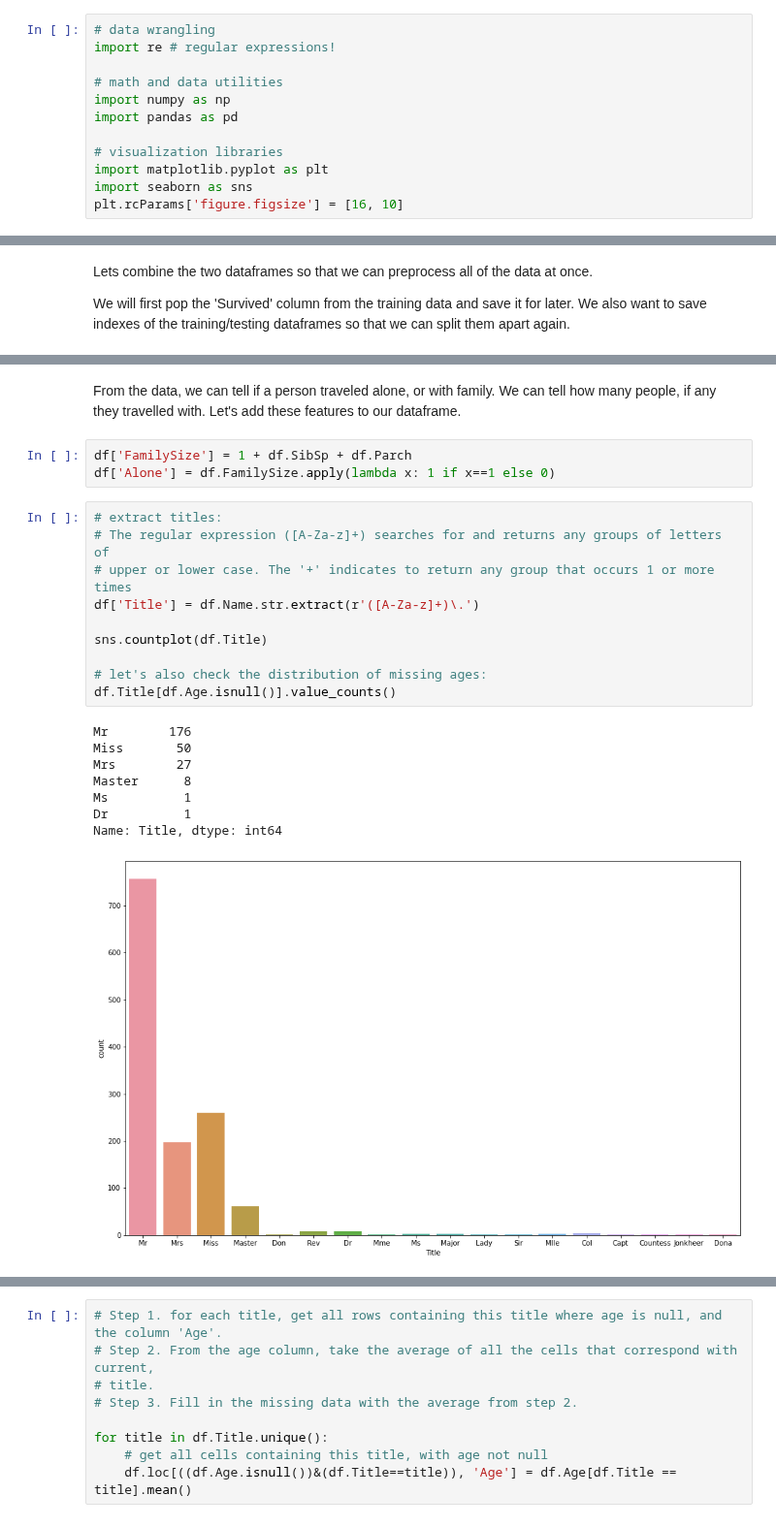
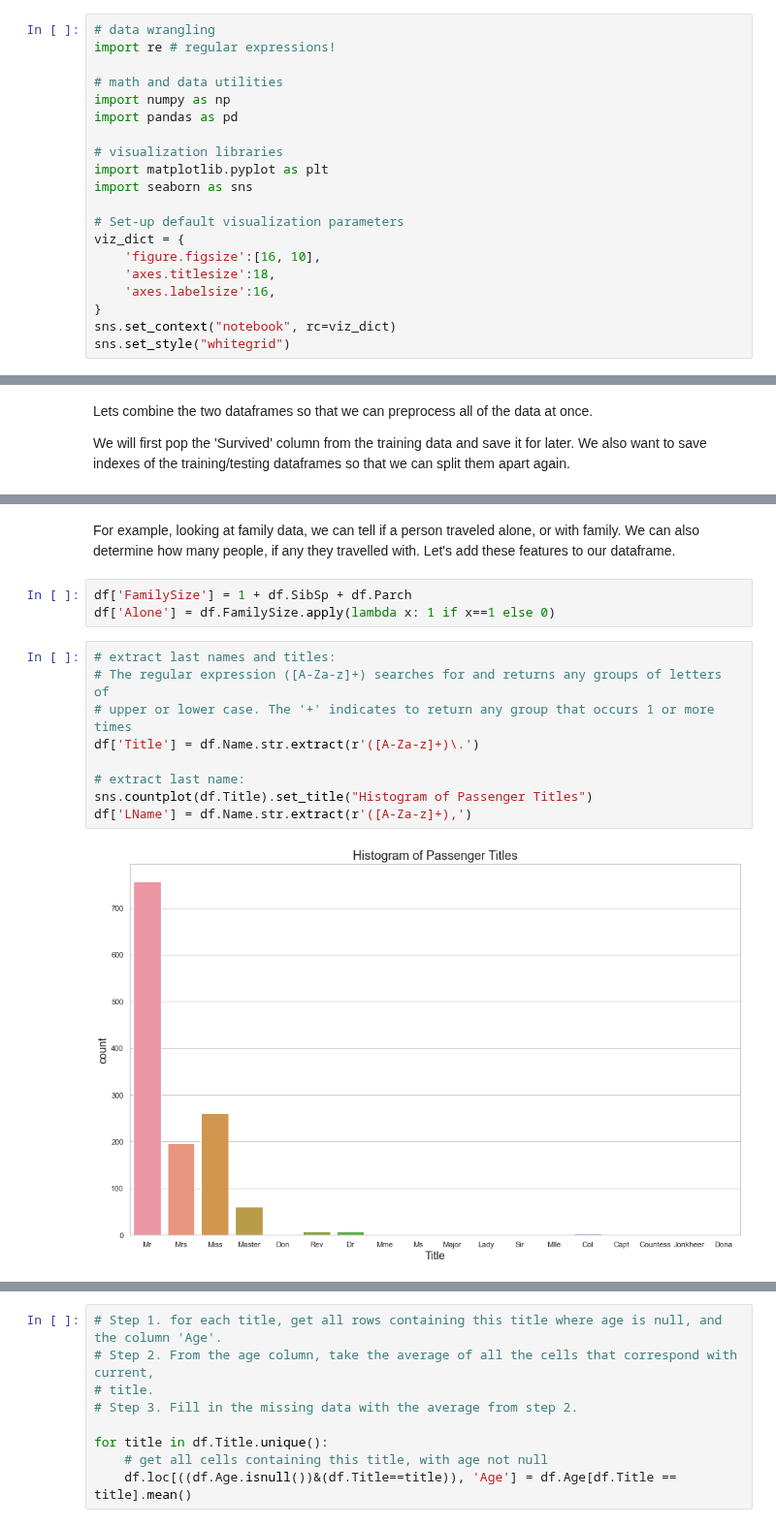
Before and after one commit to wcneill/ml-from-scratch, a Jupyter notebook: kaggle/titanic/titanic_ml.ipynb, the cells around one changed output, grey strips where cells are left out. Shown at 97% size. Cells and saved outputs as stored; diff of their text form.

```diff
--- a/kaggle/titanic/titanic_ml.ipynb
+++ b/kaggle/titanic/titanic_ml.ipynb
@@ -9,4 +9,12 @@ import pandas as pd
 # visualization libraries
 import matplotlib.pyplot as plt
 import seaborn as sns
-plt.rcParams['figure.figsize'] = [16, 10]
+
+# Set-up default visualization parameters
+viz_dict = {
+    'figure.figsize':[16, 10],
+    'axes.titlesize':18,
+    'axes.labelsize':16,
+}
+sns.set_context("notebook", rc=viz_dict)
+sns.set_style("whitegrid")
@@ -68,27 +91,19 @@ memory usage: 112.5+ KB
 # %% [markdown]
-From the data, we can tell if a person traveled alone, or with family. We can tell how many people, if any they travelled with. Let's add these features to our dataframe.
+For example, looking at family data, we can tell if a person traveled alone, or with family. We can also determine how many people, if any they travelled with. Let's add these features to our dataframe.
 # %%
 df['FamilySize'] = 1 + df.SibSp + df.Parch
 df['Alone'] = df.FamilySize.apply(lambda x: 1 if x==1 else 0)
 # %%
-# extract titles:
+# extract last names and titles:
 # The regular expression ([A-Za-z]+) searches for and returns any groups of letters of
 # upper or lower case. The '+' indicates to return any group that occurs 1 or more times
 df['Title'] = df.Name.str.extract(r'([A-Za-z]+)\.')
 
-sns.countplot(df.Title)
-
-# let's also check the distribution of missing ages:
-df.Title[df.Age.isnull()].value_counts()
+# extract last name:
+sns.countplot(df.Title).set_title("Histogram of Passenger Titles")
+df['LName'] = df.Name.str.extract(r'([A-Za-z]+),')
 # %% [output]
-Mr        176
-Miss       50
-Mrs        27
-Master      8
-Ms          1
-Dr          1
-Name: Title, dtype: int64
-[figure, old version]
+[figure, new version]
 # %%
 # Many of these names mean similar things, so let's simplify.
 
```
Also changed, not shown: parts of 27 cells of this notebook.
